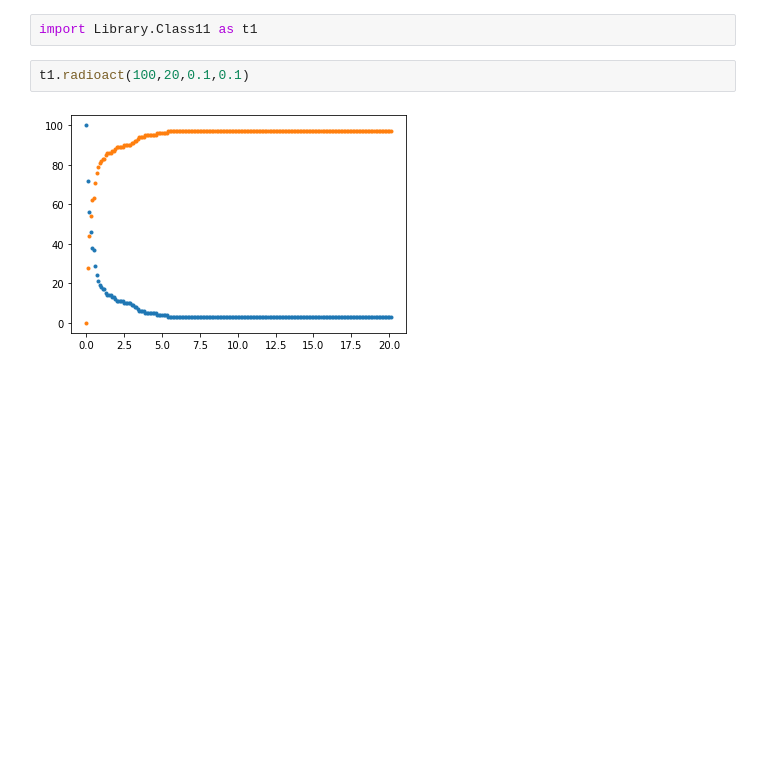
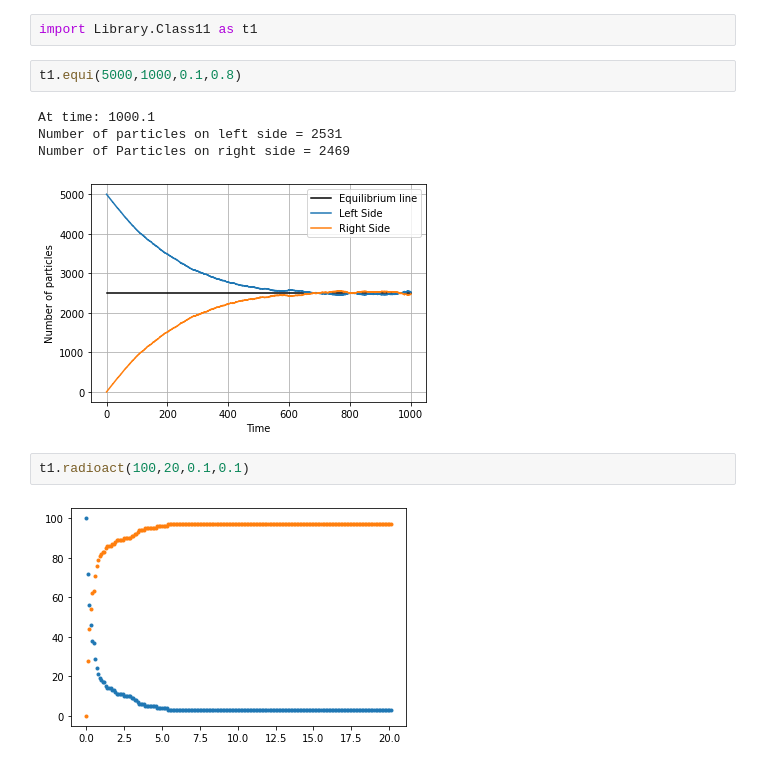
Before and after one commit to Dr-Noobilson/P346-CPL-Assignments, a Jupyter notebook: Class11.ipynb, the cells around one changed output. Cells and saved outputs as stored; diff of their text form; blank space fills up the shorter version.

```diff
--- a/Class11.ipynb
+++ b/Class11.ipynb
@@ -1,5 +1,12 @@
 # %%
 import Library.Class11 as t1
+# %%
+t1.equi(5000,1000,0.1,0.8)
+# %% [output]
+At time: 1000.1
+Number of particles on left side = 2531
+Number of Particles on right side = 2469
+[figure, added]
 # %%
 t1.radioact(100,20,0.1,0.1)
 # %% [output]
```
Also changed, not shown: 3 other files.
